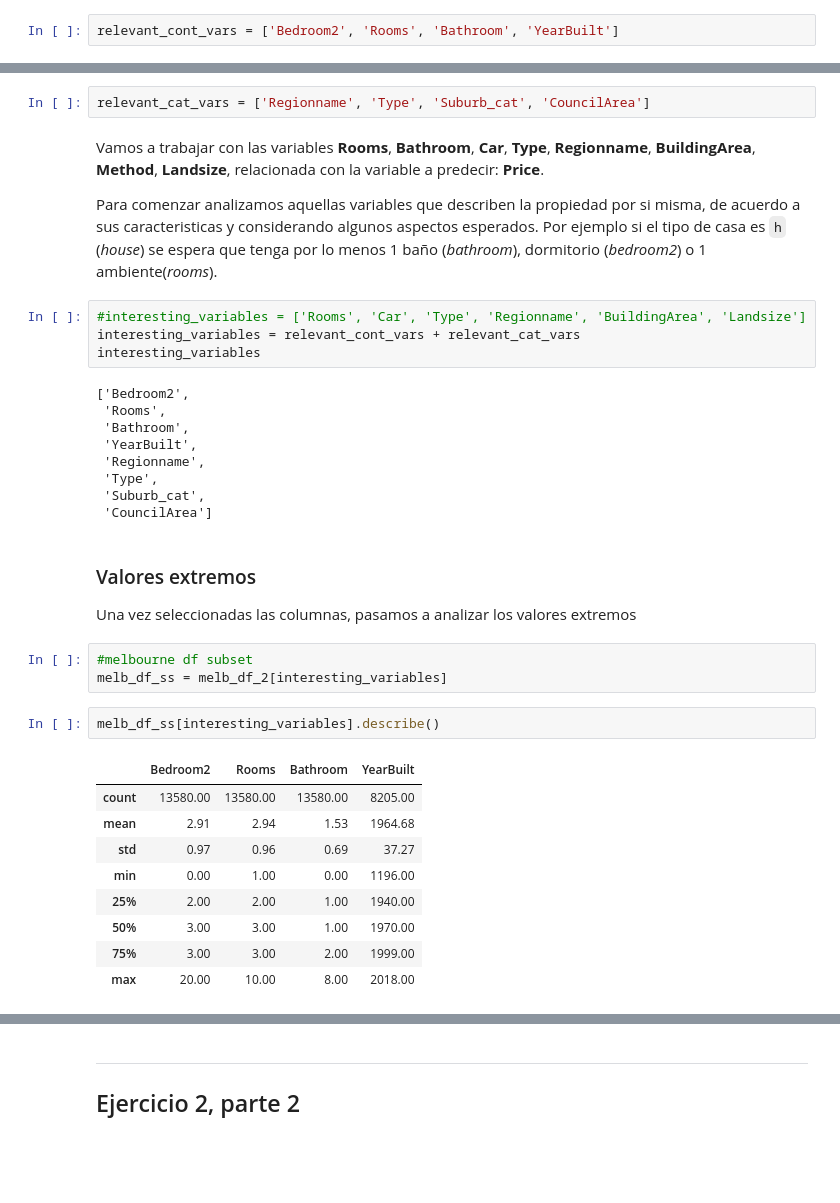
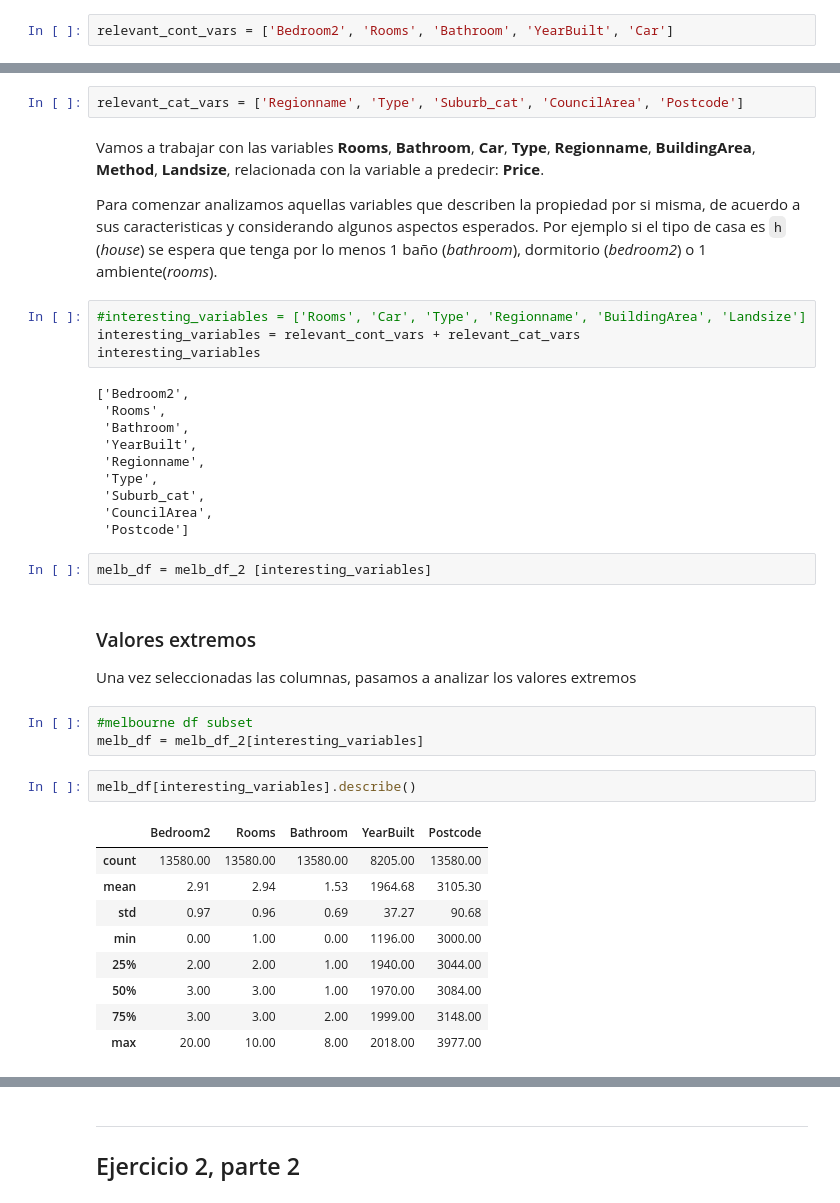
Before and after one commit to Tommmster/AnalisisYCuracion, a Jupyter notebook: CuraciondeDatos_entregable_parte_1y2_reversionado.ipynb, the cells around one changed output, grey strips where cells are left out. Cells and saved outputs as stored; diff of their text form; blank space fills up the shorter version.

```diff
--- a/CuraciondeDatos_entregable_parte_1y2_reversionado.ipynb
+++ b/CuraciondeDatos_entregable_parte_1y2_reversionado.ipynb
@@ -289,7 +297,7 @@ Name: Price, dtype: float64
 # %% [markdown]
 Vemos que la cantidad de habitaciones y baños (`Rooms`, `Bedroom2`, `Bathroom`) parecen ser los mejores predictores de precio. A su vez, la antiguedad de la construcción influye negativamente en el valor de una propiedad, y tanto la cantidad de propiedades en el suburbio (`Propertycount`) como el tamaño de la propiedad (`Landsize`) y la superficie construida (`BuildingArea`) parecen tener poca correlación con el precio. Finalmente, la correlación entre el precio y la variable `Distance` parece no ser tan fuerte (hay un 'indicio' en que los precios caen a medida que la distancia al centro de la ciudad aumenta). Esta última variable no será incluida ya que puede ser cubierta por
 # %%
-relevant_cont_vars = ['Bedroom2', 'Rooms', 'Bathroom', 'YearBuilt']
+relevant_cont_vars = ['Bedroom2', 'Rooms', 'Bathroom', 'YearBuilt', 'Car']
 # %% [markdown]
 ### Selección de variables categóricas
 En cuanto a las variables categóricas, vamos a comenzar eliminando las siguientes columnas
@@ -528,5 +518,5 @@ Name: CouncilArea, dtype: int64
 # %%
-relevant_cat_vars = ['Regionname', 'Type', 'Suburb_cat', 'CouncilArea']
+relevant_cat_vars = ['Regionname', 'Type', 'Suburb_cat', 'CouncilArea', 'Postcode']
 # %% [markdown]
 Vamos a trabajar con las variables **Rooms**, **Bathroom**, **Car**, **Type**, **Regionname**, **BuildingArea**, **Method**, **Landsize**, relacionada con la variable a predecir: **Price**.
 
@@ -544,23 +534,26 @@ interesting_variables
  'Regionname',
  'Type',
  'Suburb_cat',
- 'CouncilArea']
+ 'CouncilArea',
+ 'Postcode']
+# %%
+melb_df = melb_df_2 [interesting_variables]
 # %% [markdown]
 ### Valores extremos
 
 Una vez seleccionadas las columnas, pasamos a analizar los valores extremos
 # %%
 #melbourne df subset
-melb_df_ss = melb_df_2[interesting_variables]
+melb_df = melb_df_2[interesting_variables]
 # %%
-melb_df_ss[interesting_variables].describe()
+melb_df[interesting_variables].describe()
 # %% [output]
-|  | Bedroom2 | Rooms | Bathroom | YearBuilt |
-| count | 13580.00 | 13580.00 | 13580.00 | 8205.00 |
-| mean | 2.91 | 2.94 | 1.53 | 1964.68 |
-| std | 0.97 | 0.96 | 0.69 | 37.27 |
-| min | 0.00 | 1.00 | 0.00 | 1196.00 |
-| 25% | 2.00 | 2.00 | 1.00 | 1940.00 |
-| 50% | 3.00 | 3.00 | 1.00 | 1970.00 |
-| 75% | 3.00 | 3.00 | 2.00 | 1999.00 |
-| max | 20.00 | 10.00 | 8.00 | 2018.00 |
+|  | Bedroom2 | Rooms | Bathroom | YearBuilt | Postcode |
+| count | 13580.00 | 13580.00 | 13580.00 | 8205.00 | 13580.00 |
+| mean | 2.91 | 2.94 | 1.53 | 1964.68 | 3105.30 |
+| std | 0.97 | 0.96 | 0.69 | 37.27 | 90.68 |
+| min | 0.00 | 1.00 | 0.00 | 1196.00 | 3000.00 |
+| 25% | 2.00 | 2.00 | 1.00 | 1940.00 | 3044.00 |
+| 50% | 3.00 | 3.00 | 1.00 | 1970.00 | 3084.00 |
+| 75% | 3.00 | 3.00 | 2.00 | 1999.00 | 3148.00 |
+| max | 20.00 | 10.00 | 8.00 | 2018.00 | 3977.00 |
```
Also changed, not shown: parts of 47 cells of this notebook.
